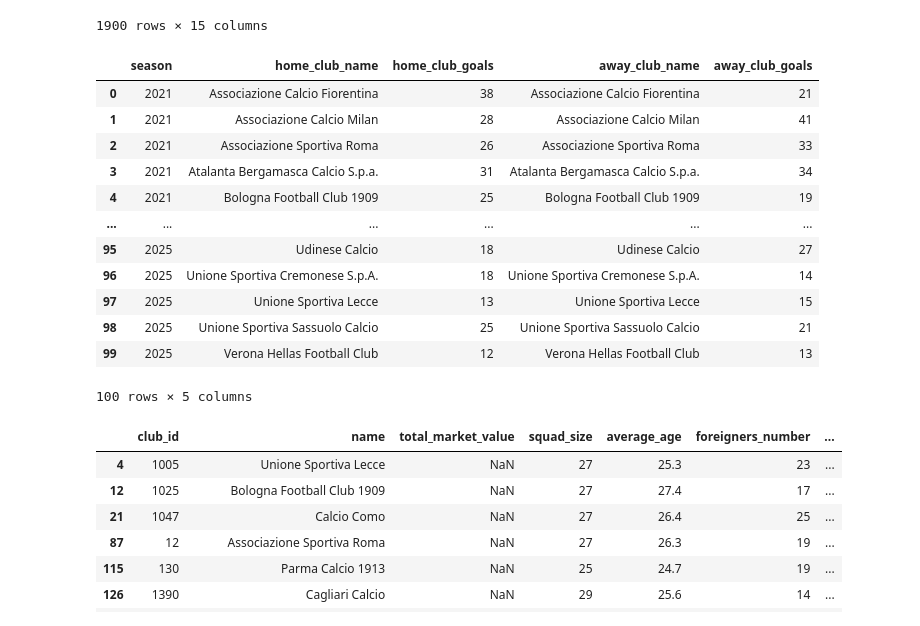
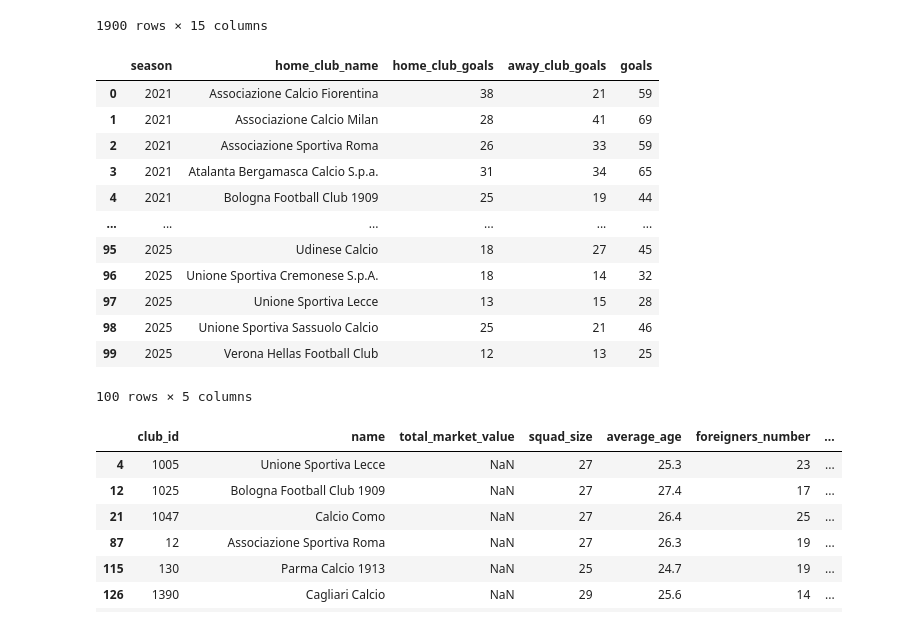
Before and after one commit to burraco04/serieA-Prediction-Model, a Jupyter notebook: notebook.ipynb, the cells around one changed output. Drawn from its saved outputs; the diff is of its cells as text; code cells hidden in the pictures.

```diff
--- a/notebook.ipynb
+++ b/notebook.ipynb
@@ -188,22 +188,24 @@ relevant_games.drop(['competition_type', 'home_club_formation', 'away_club_forma
 # %%
 games_specs = pd.DataFrame(relevant_games[['season', 'home_club_id', 'away_club_id', 'home_club_name', 'away_club_name', 'home_club_goals', 'away_club_goals']])
 home_goals = games_specs[['season', 'home_club_name', 'home_club_goals']].groupby(['season', 'home_club_name']).sum().reset_index()
 away_goals = games_specs[['season', 'away_club_name', 'away_club_goals']].groupby(['season', 'away_club_name']).sum().reset_index()
 goals = home_goals.merge(away_goals, left_on=['season', 'home_club_name'], right_on=['season', 'away_club_name'])
-goals.drop('away_club_name', axis='columns')
+goals = goals.drop('away_club_name', axis='columns')
+goals['goals'] = goals['away_club_goals'] + goals['home_club_goals']
+goals
 # %% [output]
-|  | season | home_club_name | home_club_goals | away_club_name | away_club_goals |
-| 0 | 2021 | Associazione Calcio Fiorentina | 38 | Associazione Calcio Fiorentina | 21 |
-| 1 | 2021 | Associazione Calcio Milan | 28 | Associazione Calcio Milan | 41 |
-| 2 | 2021 | Associazione Sportiva Roma | 26 | Associazione Sportiva Roma | 33 |
-| 3 | 2021 | Atalanta Bergamasca Calcio S.p.a. | 31 | Atalanta Bergamasca Calcio S.p.a. | 34 |
-| 4 | 2021 | Bologna Football Club 1909 | 25 | Bologna Football Club 1909 | 19 |
+|  | season | home_club_name | home_club_goals | away_club_goals | goals |
+| 0 | 2021 | Associazione Calcio Fiorentina | 38 | 21 | 59 |
+| 1 | 2021 | Associazione Calcio Milan | 28 | 41 | 69 |
+| 2 | 2021 | Associazione Sportiva Roma | 26 | 33 | 59 |
+| 3 | 2021 | Atalanta Bergamasca Calcio S.p.a. | 31 | 34 | 65 |
+| 4 | 2021 | Bologna Football Club 1909 | 25 | 19 | 44 |
 | ... | ... | ... | ... | ... | ... |
-| 95 | 2025 | Udinese Calcio | 18 | Udinese Calcio | 27 |
-| 96 | 2025 | Unione Sportiva Cremonese S.p.A. | 18 | Unione Sportiva Cremonese S.p.A. | 14 |
-| 97 | 2025 | Unione Sportiva Lecce | 13 | Unione Sportiva Lecce | 15 |
-| 98 | 2025 | Unione Sportiva Sassuolo Calcio | 25 | Unione Sportiva Sassuolo Calcio | 21 |
-| 99 | 2025 | Verona Hellas Football Club | 12 | Verona Hellas Football Club | 13 |
+| 95 | 2025 | Udinese Calcio | 18 | 27 | 45 |
+| 96 | 2025 | Unione Sportiva Cremonese S.p.A. | 18 | 14 | 32 |
+| 97 | 2025 | Unione Sportiva Lecce | 13 | 15 | 28 |
+| 98 | 2025 | Unione Sportiva Sassuolo Calcio | 25 | 21 | 46 |
+| 99 | 2025 | Verona Hellas Football Club | 12 | 13 | 25 |
 100 rows × 5 columns
 # %%
 seriea_teams.drop(['club_code', 'domestic_competition_id', 'stadium_name', 'last_season', 'filename', 'url', 'coach_name'], axis='columns')
```
